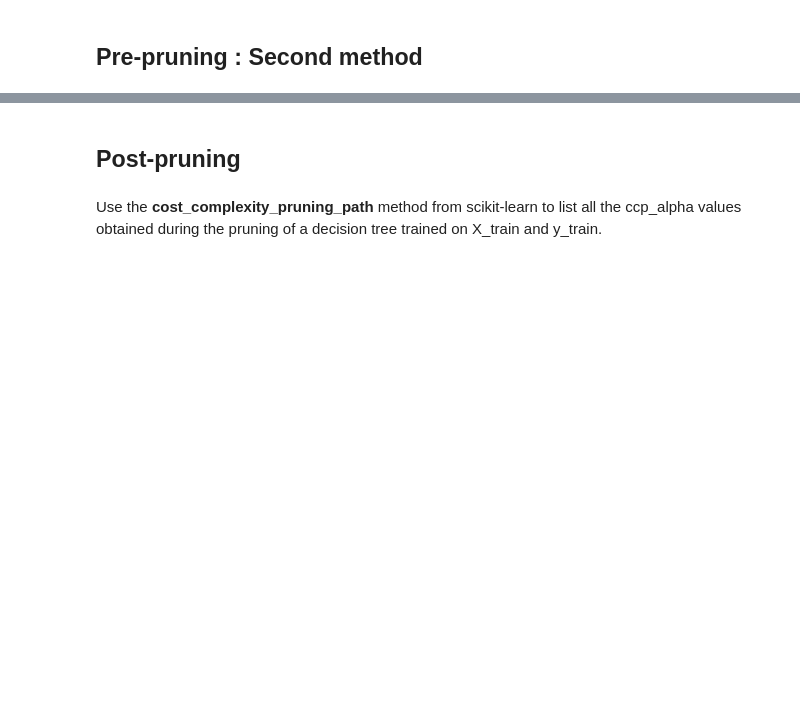
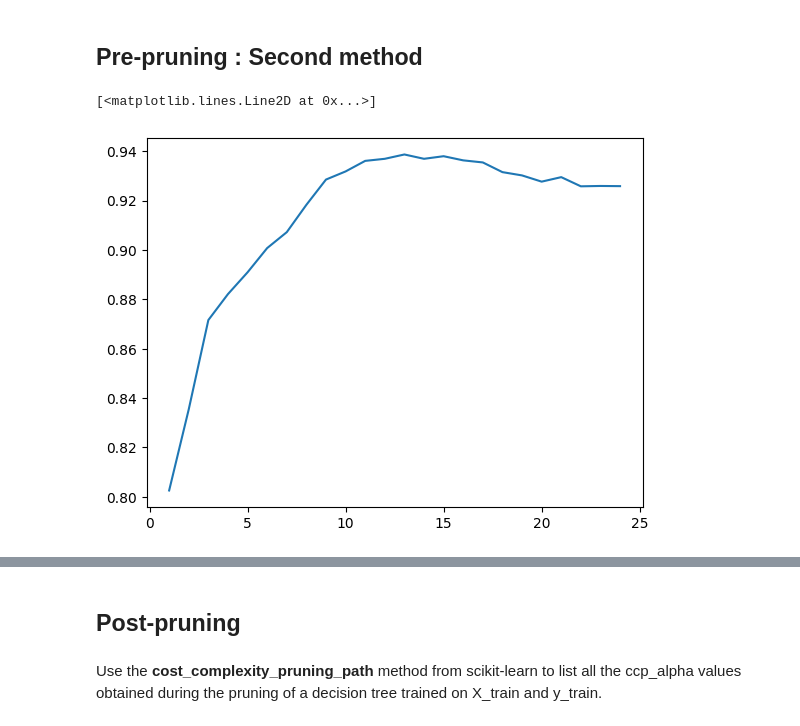
Before and after one commit to AliAch04/TPs_python, a Jupyter notebook: TP5_decision_tree.ipynb, the cells around one changed output, grey strips where cells are left out. Saved outputs shown, nothing was run; the diff lists cells and outputs as text; code cells hidden in the pictures; blank space fills up the shorter version.

```diff
--- a/TP5_decision_tree.ipynb
+++ b/TP5_decision_tree.ipynb
@@ -420,10 +425,10 @@ clf=DecisionTreeClassifier(random_state=0)
 
 from sklearn.model_selection import GridSearchCV # Used to search for the best parameters
 
-grid_param={"criterion":...,
-             "max_depth":...,
-             "min_samples_leaf":...,
-             "min_samples_split":..
+grid_param={"criterion": ['gini', 'entropy'],
+            "max_depth": [3, 5, 10, 15, 20, None],
+            "min_samples_leaf": [1, 2, 5, 10],
+            "min_samples_split": [2, 5, 10, 20]
             }
 
 grid_search=GridSearchCV(estimator=clf,param_grid=grid_param,scoring='f1',n_jobs=-1, error_score='raise') #n_jobs means the number of jobs in parallel (-1 = all processors)
@@ -433,5 +448,5 @@ print(grid_search.best_params_)
 # %% [markdown]
 ### Use the best parameters obtained to train the model
 # %%
-clf=DecisionTreeClassifier(criterion= ...,max_depth= ...,min_samples_leaf= ...,min_samples_split= ....)
+clf=DecisionTreeClassifier(criterion= 'entropy', max_depth= 15, min_samples_leaf= 2, min_samples_split= 20)
 clf.fit(X_train,y_train)
@@ -455,13 +473,16 @@ F1 Score: 0.941611
 from sklearn.metrics import accuracy_score
 
 accuracy = []
-for depth in range(...,...):
+for depth in range(1,25):
     clf=DecisionTreeClassifier(criterion= 'gini',max_depth= depth)
     clf.fit(X_train,y_train)
     y_pred = clf.predict(X_test)
     accuracy.append(accuracy_score(y_test, y_pred))
 # %%
-plt.plot(range(...,...),accuracy)
+plt.plot(range(1,25),accuracy)
+# %% [output]
+[<matplotlib.lines.Line2D at 0x...>]
+[figure, added]
 # %%
 clf=DecisionTreeClassifier(max_depth= 23,random_state=0)
 clf.fit(X_train,y_train)
```
Also changed, not shown: parts of 31 cells of this notebook.
